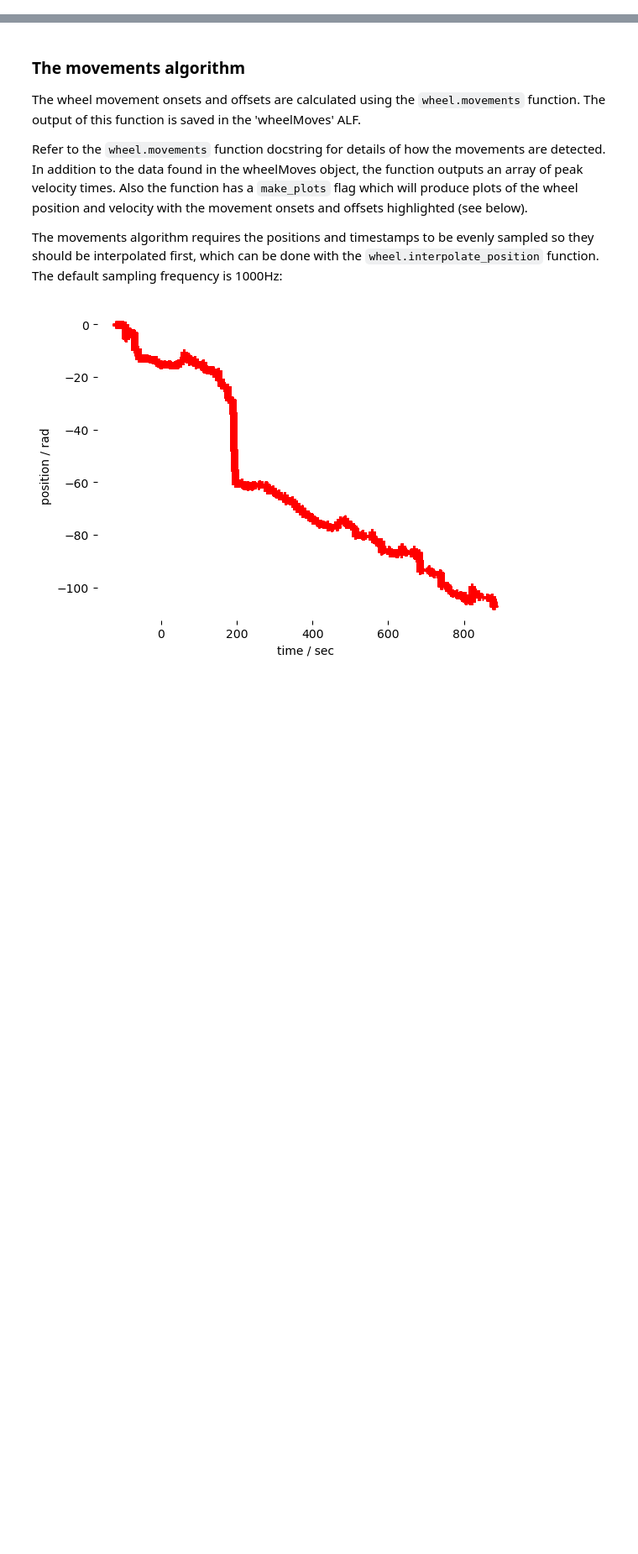
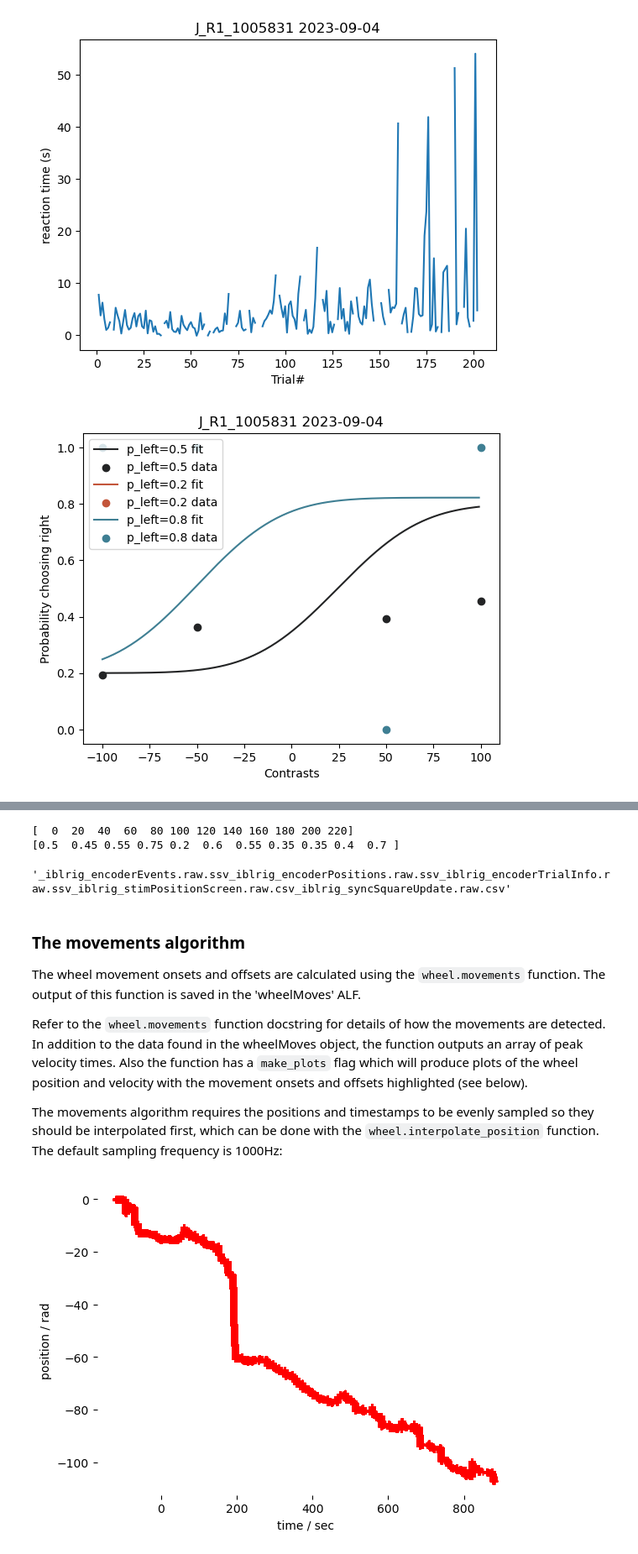
Before and after one commit to edwardyan95/ibllib, a Jupyter notebook: brainbox/examples/EY_preprocess.ipynb, the cells around one changed output, grey strips where cells are left out. Shown: that part at 84% size. Saved outputs shown, nothing was run; the diff lists cells and outputs as text; code cells hidden in the pictures; blank space fills up the shorter version.

```diff
--- a/brainbox/examples/EY_preprocess.ipynb
+++ b/brainbox/examples/EY_preprocess.ipynb
@@ -45,0 +144,26 @@ INFO:ibllib.io.extractors.training_wheel:Wheel in rad units using X1 encoding
+# %%
+rt = trial_data['firstMovement_times'] - trial_data['goCue_times']
+plt.plot(range(1,len(rt)+1), rt)
+plt.title(subject_id+' '+date)
+plt.xlabel('Trial#')
+plt.ylabel('reaction time (s)')
+plt.savefig(date_path+'\\reaction_time.png')
+plt.show()
+
+psych_fig, psych_ax = plot_psychometric(trial_data, ax=None, title=None, plot_ci=False, ci_aplha=0.32)
+plt.title(subject_id+' '+date)
+psych_fig.savefig(date_path+'\\psychometric_curve.png')
+
+trial_correct_hist, bin_edges = np.histogram(np.where(trial_data['feedbackType'] == 1), bins=range(0, len(trial_data['feedbackType'])+1, 20))
+trial_correct_frac =  trial_correct_hist /20
+
+plt.figure()
+plt.plot(bin_edges[1:], trial_correct_frac, '-o')
+plt.title(subject_id+' '+date)
+plt.xlabel('20 trial blocks')
+plt.ylabel('Percentage correct')
+plt.savefig(date_path+'\\session_correct_progression.png')
+plt.show()
+# %% [output]
+[figure, added]
+[figure, added]
@@ -46,3 +171,15 @@ INFO:ibllib.io.extractors.training_wheel:Wheel in rad units using X1 encoding
+# %%
+trial_correct_hist, bin_edges = np.histogram(np.where(trial_data['feedbackType'] == 1), bins=range(0, len(trial_data['feedbackType'])+1, 20))
+trial_correct_frac =  trial_correct_hist /20
+print(bin_edges)
+print(trial_correct_frac)
+# %% [output]
+[  0  20  40  60  80 100 120 140 160 180 200 220]
+[0.5  0.45 0.55 0.75 0.2  0.6  0.55 0.35 0.35 0.4  0.7 ]
+# %%
+''.join(os.listdir(date_path + '\\001\\raw_behavior_data'))
+# %% [output]
+'_iblrig_encoderEvents.raw.ssv_iblrig_encoderPositions.raw.ssv_iblrig_encoderTrialInfo.raw.ssv_iblrig_stimPositionScreen.raw.csv_iblrig_syncSquareUpdate.raw.csv'
 # %% [markdown]
 ### The movements algorithm
 The wheel movement onsets and offsets are calculated using the `wheel.movements` function.  The output of this function is saved in the 'wheelMoves' ALF.
```
Also changed, not shown: parts of 12 cells of this notebook.
